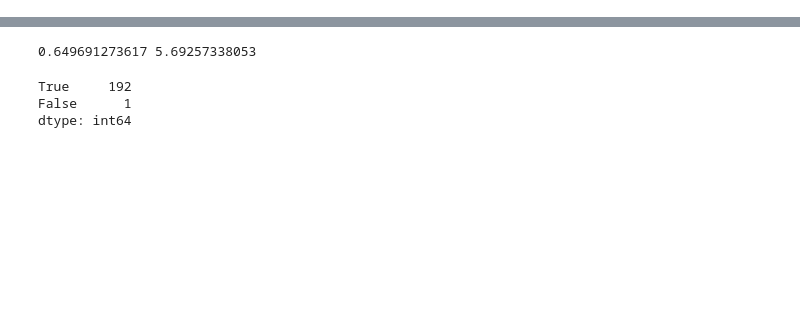
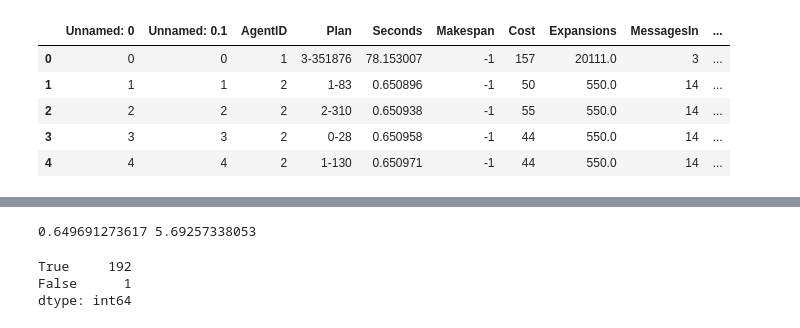
Before and after one commit to schultet/goa, a Jupyter notebook: driver/eval-dmt.ipynb, the cells around one changed output, grey strips where cells are left out. Cells and saved outputs as stored; diff of their text form; code cells hidden in the pictures; blank space fills up the shorter version.

```diff
--- a/driver/eval-dmt.ipynb
+++ b/driver/eval-dmt.ipynb
@@ -8,6 +14,15 @@ from natsort import natsorted
 
 # files to evaluate
 af = pd.read_csv('../data/mar-23-2019-results.csv')
+# %%
+af.head()
+# %% [output]
+|  | Unnamed: 0 | Unnamed: 0.1 | AgentID | Plan | Seconds | Makespan | Cost | Expansions | MessagesIn | ... |
+| 0 | 0 | 0 | 1 | 3-351876 | 78.153007 | -1 | 157 | 20111.0 | 3 | ... |
+| 1 | 1 | 1 | 2 | 1-83 | 0.650896 | -1 | 50 | 550.0 | 14 | ... |
+| 2 | 2 | 2 | 2 | 2-310 | 0.650938 | -1 | 55 | 550.0 | 14 | ... |
+| 3 | 3 | 3 | 2 | 0-28 | 0.650958 | -1 | 44 | 550.0 | 14 | ... |
+| 4 | 4 | 4 | 2 | 1-130 | 0.650971 | -1 | 44 | 550.0 | 14 | ... |
 # %%
 cov = af.groupby(
     by=['Config', 'Domain', 'Problem'])['Plan'].first().groupby(
```
Also changed, not shown: parts of 8 cells of this notebook, 9 other files.
